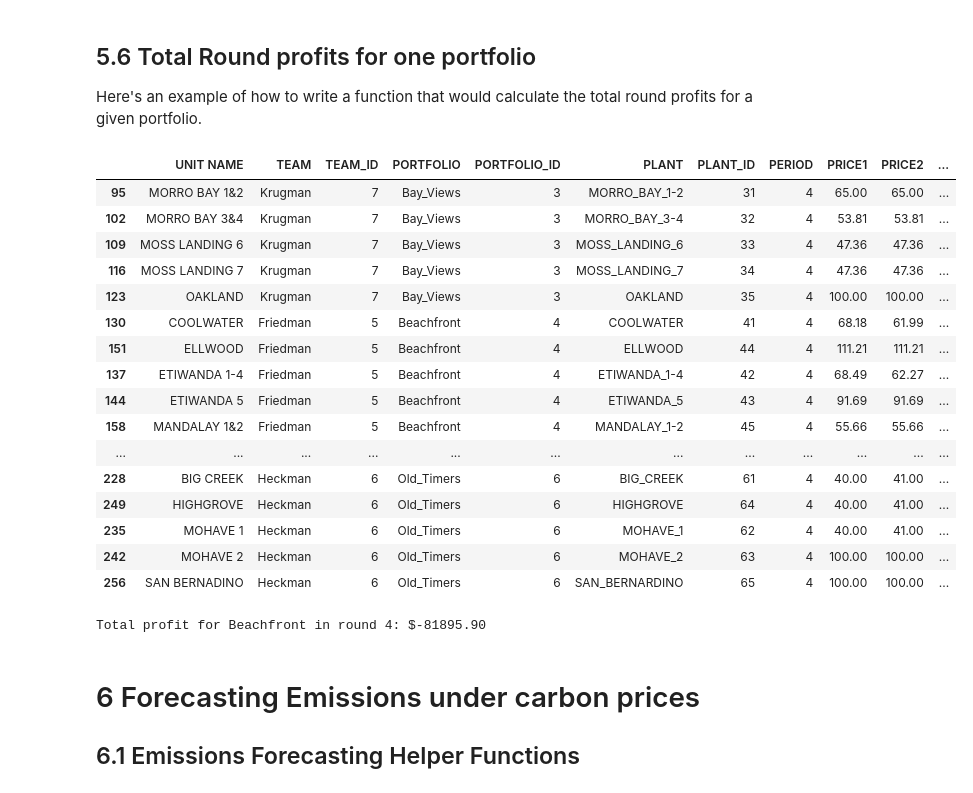
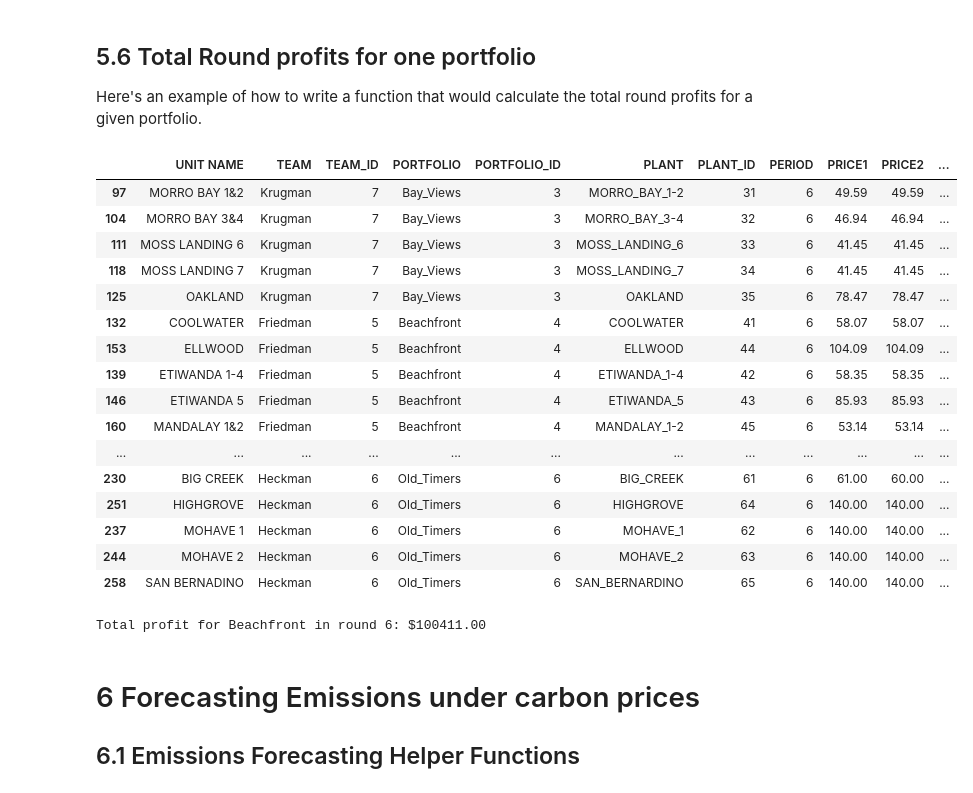
Before and after one commit to ds-modules/EEP-147-SP24, a Jupyter notebook: ESG - Analysis/ESG_Analysis_v2024.5.ipynb, the cells around one changed output. Cells and saved outputs as stored; diff of their text form; code cells hidden in the pictures.

```diff
--- a/ESG - Analysis/ESG_Analysis_v2024.5.ipynb
+++ b/ESG - Analysis/ESG_Analysis_v2024.5.ipynb
@@ -53,7 +53,7 @@ The variable `sections` is the list of section codes and should not be changed.
 
 `govt_allocations_456` is the list of total budgeted GHG emissions for each section in round 4, round 5, and round 6, respectively.
 # %%
-CURRENT_PERIOD = 6
+CURRENT_PERIOD = 7
 PAB_PERIODS = [1]
 SECTIONS = ['W9','T1','T2']
 
@@ -829,36 +829,36 @@ def total_round_profit(section, period, my_portfolio, demand_sp, carbon_p4, carb
 # %%
 total_round_profit(
     section='T1',
-    period=4,
+    period=6,
     my_portfolio='Beachfront',  # 'Bay Views', 'Beachfront', 'Big Coal', 'Big Gas', 'East Bay', 'Fossil Light', 'Old Timers'
     demand_sp=0,
     carbon_p4=88.24,
-    carbon_p5=0,
-    carbon_p6=0,
+    carbon_p5=25,
+    carbon_p6=24.04,
     update_my_bids=False,
     update_others_bids=False,
     alternative_bids=convert_dict_to_df(ALTERNATIVE_BIDS)
 )
 print()
 # %% [output]
 |  | UNIT NAME | TEAM | TEAM_ID | PORTFOLIO | PORTFOLIO_ID | PLANT | PLANT_ID | PERIOD | PRICE1 | PRICE2 | ... |
-| 95 | MORRO BAY 1&2 | Krugman | 7 | Bay_Views | 3 | MORRO_BAY_1-2 | 31 | 4 | 65.00 | 65.00 | ... |
-| 102 | MORRO BAY 3&4 | Krugman | 7 | Bay_Views | 3 | MORRO_BAY_3-4 | 32 | 4 | 53.81 | 53.81 | ... |
-| 109 | MOSS LANDING 6 | Krugman | 7 | Bay_Views | 3 | MOSS_LANDING_6 | 33 | 4 | 47.36 | 47.36 | ... |
-| 116 | MOSS LANDING 7 | Krugman | 7 | Bay_Views | 3 | MOSS_LANDING_7 | 34 | 4 | 47.36 | 47.36 | ... |
-| 123 | OAKLAND | Krugman | 7 | Bay_Views | 3 | OAKLAND | 35 | 4 | 100.00 | 100.00 | ... |
-| 130 | COOLWATER | Friedman | 5 | Beachfront | 4 | COOLWATER | 41 | 4 | 68.18 | 61.99 | ... |
-| 151 | ELLWOOD | Friedman | 5 | Beachfront | 4 | ELLWOOD | 44 | 4 | 111.21 | 111.21 | ... |
-| 137 | ETIWANDA 1-4 | Friedman | 5 | Beachfront | 4 | ETIWANDA_1-4 | 42 | 4 | 68.49 | 62.27 | ... |
-| 144 | ETIWANDA 5 | Friedman | 5 | Beachfront | 4 | ETIWANDA_5 | 43 | 4 | 91.69 | 91.69 | ... |
-| 158 | MANDALAY 1&2 | Friedman | 5 | Beachfront | 4 | MANDALAY_1-2 | 45 | 4 | 55.66 | 55.66 | ... |
+| 97 | MORRO BAY 1&2 | Krugman | 7 | Bay_Views | 3 | MORRO_BAY_1-2 | 31 | 6 | 49.59 | 49.59 | ... |
+| 104 | MORRO BAY 3&4 | Krugman | 7 | Bay_Views | 3 | MORRO_BAY_3-4 | 32 | 6 | 46.94 | 46.94 | ... |
+| 111 | MOSS LANDING 6 | Krugman | 7 | Bay_Views | 3 | MOSS_LANDING_6 | 33 | 6 | 41.45 | 41.45 | ... |
+| 118 | MOSS LANDING 7 | Krugman | 7 | Bay_Views | 3 | MOSS_LANDING_7 | 34 | 6 | 41.45 | 41.45 | ... |
+| 125 | OAKLAND | Krugman | 7 | Bay_Views | 3 | OAKLAND | 35 | 6 | 78.47 | 78.47 | ... |
+| 132 | COOLWATER | Friedman | 5 | Beachfront | 4 | COOLWATER | 41 | 6 | 58.07 | 58.07 | ... |
+| 153 | ELLWOOD | Friedman | 5 | Beachfront | 4 | ELLWOOD | 44 | 6 | 104.09 | 104.09 | ... |
+| 139 | ETIWANDA 1-4 | Friedman | 5 | Beachfront | 4 | ETIWANDA_1-4 | 42 | 6 | 58.35 | 58.35 | ... |
+| 146 | ETIWANDA 5 | Friedman | 5 | Beachfront | 4 | ETIWANDA_5 | 43 | 6 | 85.93 | 85.93 | ... |
+| 160 | MANDALAY 1&2 | Friedman | 5 | Beachfront | 4 | MANDALAY_1-2 | 45 | 6 | 53.14 | 53.14 | ... |
 | ... | ... | ... | ... | ... | ... | ... | ... | ... | ... | ... | ... |
-| 228 | BIG CREEK | Heckman | 6 | Old_Timers | 6 | BIG_CREEK | 61 | 4 | 40.00 | 41.00 | ... |
-| 249 | HIGHGROVE | Heckman | 6 | Old_Timers | 6 | HIGHGROVE | 64 | 4 | 40.00 | 41.00 | ... |
-| 235 | MOHAVE 1 | Heckman | 6 | Old_Timers | 6 | MOHAVE_1 | 62 | 4 | 40.00 | 41.00 | ... |
-| 242 | MOHAVE 2 | Heckman | 6 | Old_Timers | 6 | MOHAVE_2 | 63 | 4 | 100.00 | 100.00 | ... |
-| 256 | SAN BERNADINO | Heckman | 6 | Old_Timers | 6 | SAN_BERNARDINO | 65 | 4 | 100.00 | 100.00 | ... |
+| 230 | BIG CREEK | Heckman | 6 | Old_Timers | 6 | BIG_CREEK | 61 | 6 | 61.00 | 60.00 | ... |
+| 251 | HIGHGROVE | Heckman | 6 | Old_Timers | 6 | HIGHGROVE | 64 | 6 | 140.00 | 140.00 | ... |
+| 237 | MOHAVE 1 | Heckman | 6 | Old_Timers | 6 | MOHAVE_1 | 62 | 6 | 140.00 | 140.00 | ... |
+| 244 | MOHAVE 2 | Heckman | 6 | Old_Timers | 6 | MOHAVE_2 | 63 | 6 | 140.00 | 140.00 | ... |
+| 258 | SAN BERNADINO | Heckman | 6 | Old_Timers | 6 | SAN_BERNARDINO | 65 | 6 | 140.00 | 140.00 | ... |
-Total profit for Beachfront in round 4: $-81895.90
+Total profit for Beachfront in round 6: $100411.00
 # %% [markdown]
 # 6 Forecasting Emissions under carbon prices
 
```
Also changed, not shown: parts of 2 cells of this notebook, 6 other files.
